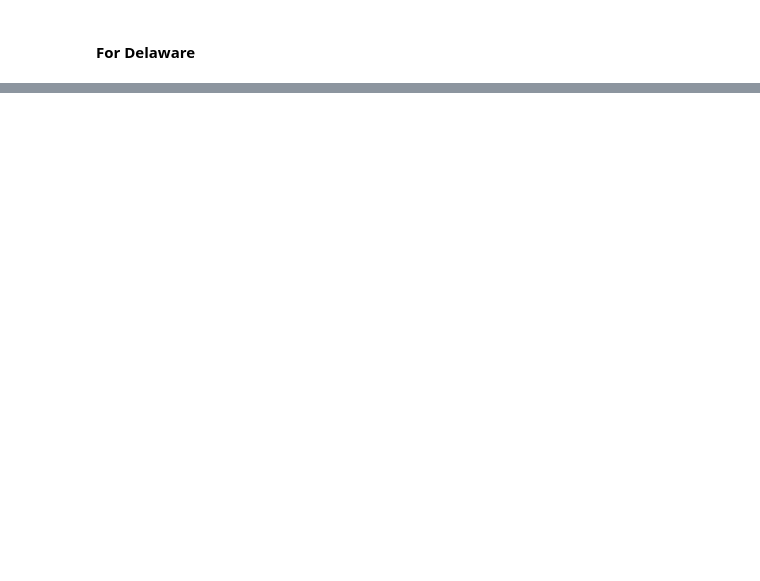
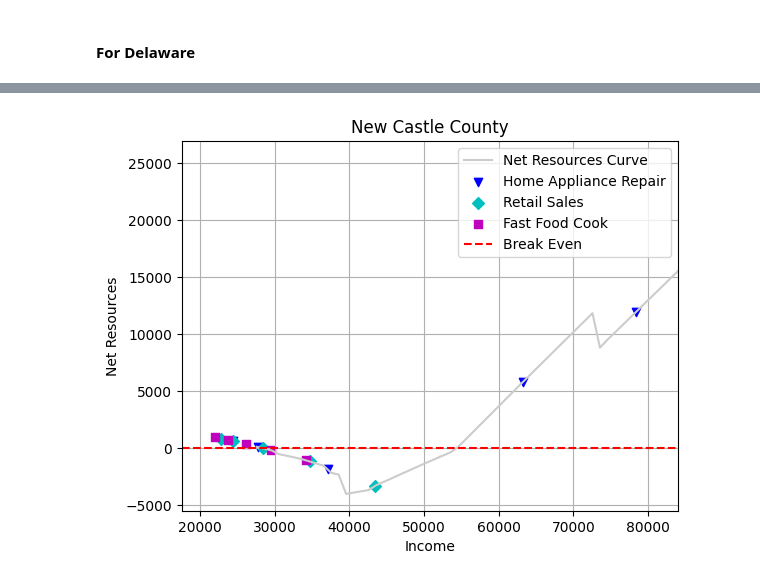
Before and after one commit to apsocarras/policy-rules-database, a Jupyter notebook: cliff-curve.ipynb, the cells around one changed output, grey strips where cells are left out. Saved outputs shown, nothing was run; the diff lists cells and outputs as text; code cells hidden in the pictures; blank space fills up the shorter version.

```diff
--- a/cliff-curve.ipynb
+++ b/cliff-curve.ipynb
@@ -475,0 +521,3 @@ Sussex County
+# %%
+data = df_nat_avg[(df_nat_avg['countyortownName'] == 'New Castle County') & (df_nat_avg['stateName'] == 'Delaware')][['income','NetResources']].reset_index(drop=True).rename({"NetResources":"net_resources"}, axis=1)
+display(data)
@@ -475,0 +538,58 @@ Sussex County
+# %%
+## Plot the Net Resources Curve
+df = data
+plt.plot(df['income'], df['net_resources'], linestyle='-', color='0.8', label='Net Resources Curve')
+
+## Interpolate and plot the income levels from the different jobs
+job_plot_dict = {
+
+#  'Web Developer':'r',
+#  'Dental Hygienist':{'color':'r', 'marker':'P'},
+ 'Home Appliance Repair':{'color':'b', 'marker':'v'},
+ 'Retail Sales':{'color':'c', 'marker':'D'},
+ 'Fast Food Cook':{'color':'m', 'marker':'s'}
+
+}
+
+for job_title in job_plot_dict.keys():
+
+    # Set the aesthetic qualities from the dict
+    color = job_plot_dict[job_title]['color']
+    marker = job_plot_dict[job_title]['marker']
+
+
+    # Locate income values from dataframe
+    incomes_to_interpolate = de_jobs_df.loc[job_title].iloc[:5].values
+
+    # Find the indices of the two closest income values for each income to interpolate
+    idxs = np.searchsorted(df['income'], incomes_to_interpolate)
+    idxs = np.clip(idxs, 1, len(df)-1)
+    left_indices = idxs - 1
+    right_indices = idxs
+
+    # Get the nearest income values and net resources for each income to interpolate
+    nearest_incomes_left = df.loc[left_indices, 'income'].values
+    nearest_incomes_right = df.loc[right_indices, 'income'].values
+    nearest_net_resources_left = df.loc[left_indices, 'net_resources'].values
+    nearest_net_resources_right = df.loc[right_indices, 'net_resources'].values
+
+    # Interpolate for each income
+    interpolated_net_resources = (nearest_net_resources_left +
+                                (nearest_net_resources_right - nearest_net_resources_left) *
+                                ((incomes_to_interpolate - nearest_incomes_left) /
+                                (nearest_incomes_right - nearest_incomes_left)))
+
+    # Plot the data
+    plt.scatter(incomes_to_interpolate, interpolated_net_resources, color=color, marker=marker, label=job_title)
+
+plt.xlabel('Income')
+plt.ylabel('Net Resources')
+plt.title('New Castle County')
+plt.axhline(y=0, color='r', linestyle='--', label='Break Even')
+plt.legend()
+plt.grid(True)
+# plt.figure(figsize=(400,6))
+plt.xlim(df['income'].min() - 10000 , 84000)  # Adjust the limits according to your requirement
+plt.show()
+# %% [output]
+[figure, added]
```
Also changed, not shown: parts of 25 cells of this notebook.
